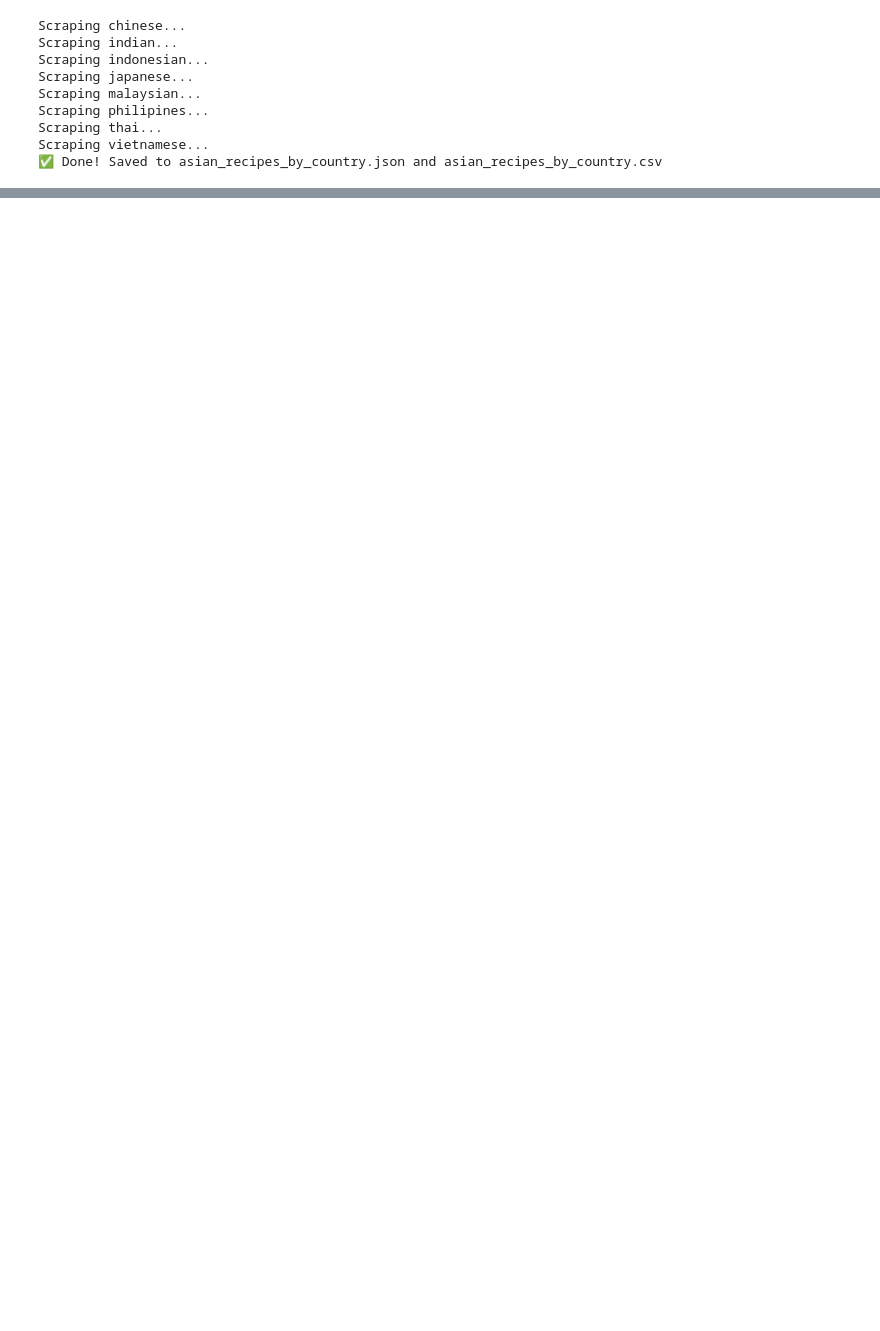
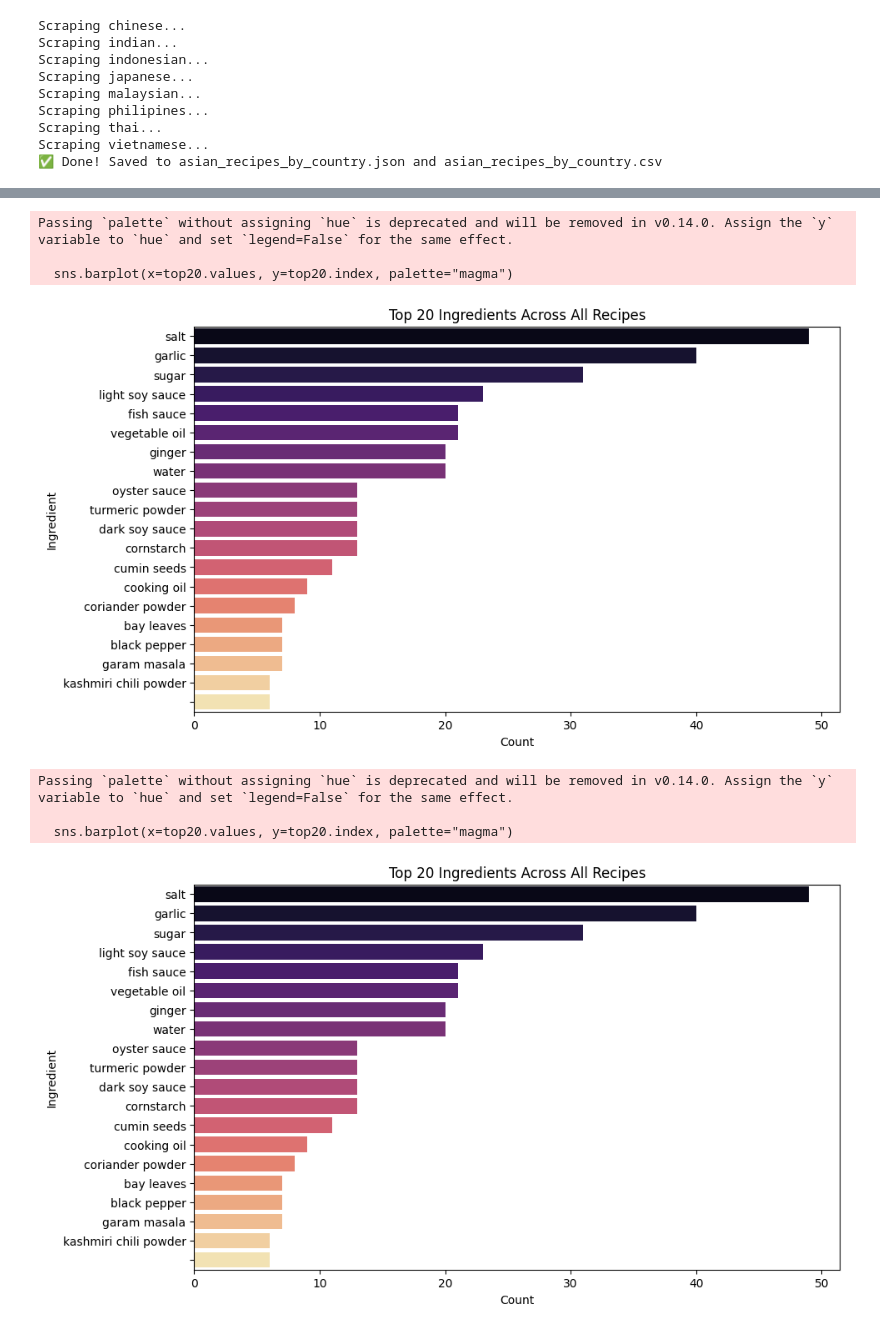
Before and after one commit to gatesz33/asian_recipe_classifier_ds4002, a Jupyter notebook: ingredients.ipynb, the cells around one changed output, grey strips where cells are left out. Drawn from its saved outputs; the diff is of its cells as text; code cells hidden in the pictures; blank space fills up the shorter version.

```diff
--- a/ingredients.ipynb
+++ b/ingredients.ipynb
@@ -234,3 +297,67 @@ files.download("asian_recipes_by_country_cleaned.csv")
 # %% [output]
 [interactive output not drawn]
 [interactive output not drawn]
+# %%
+import re
+
+def simplify_ingredient(ing):
+    if pd.isna(ing):
+        return None
+    ing = ing.lower()
+    ing = re.sub(r"\([^)]*\)", "", ing)  # remove ( ... )
+    ing = re.sub(r"\d+[\d\s\/\.\-]*", "", ing)  # remove numbers
+    ing = re.sub(r"\b(?:tsp|tbsp|cups?|cup|g|kg|ml|l|oz|pounds?|pound|cloves?|slices?|pieces?)\b", "", ing)
+    ing = re.sub(r"\b(of|chopped|sliced|minced|diced|fresh|large|small|medium)\b", "", ing)
+    ing = re.sub(r"[^a-zA-Z\s]", "", ing)  # keep only letters/spaces
+    ing = ing.strip()
+    return ing
+
+# Apply cleaning
+df["ingredient_simple"] = df["ingredient"].apply(simplify_ingredient)
+
+import matplotlib.pyplot as plt
+import seaborn as sns
+
+top20 = df["ingredient_simple"].value_counts().head(20)
+
+plt.figure(figsize=(10,6))
+sns.barplot(x=top20.values, y=top20.index, palette="magma")
+plt.title("Top 20 Ingredients Across All Recipes")
+plt.xlabel("Count")
+plt.ylabel("Ingredient")
+plt.show()
+import matplotlib.pyplot as plt
+import seaborn as sns
+
+top20 = df["ingredient_simple"].value_counts().head(20)
+
+plt.figure(figsize=(10,6))
+sns.barplot(x=top20.values, y=top20.index, palette="magma")
+plt.title("Top 20 Ingredients Across All Recipes")
+plt.xlabel("Count")
+plt.ylabel("Ingredient")
+plt.show()
+
+# Count top 50 ingredients overall
+top50 = df["ingredient_simple"].value_counts().head(50).index
+df_top50 = df[df["ingredient_simple"].isin(top50)]
+
+# Group by country + ingredient
+counts = df_top50.groupby(["ingredient_simple","country"]).size().unstack(fill_value=0)
+
+# Plot stacked bar
+counts.plot(kind="barh", stacked=True, figsize=(12,15), colormap="tab20")
+plt.title("Top 50 Ingredients by Country (Stacked)")
+plt.xlabel("Count")
+plt.ylabel("Ingredient")
+plt.gca().invert_yaxis()
+plt.show()
+# %% [output]
+Passing `palette` without assigning `hue` is deprecated and will be removed in v0.14.0. Assign the `y` variable to `hue` and set `legend=False` for the same effect.
+
+  sns.barplot(x=top20.values, y=top20.index, palette="magma")
+[figure, added]
+Passing `palette` without assigning `hue` is deprecated and will be removed in v0.14.0. Assign the `y` variable to `hue` and set `legend=False` for the same effect.
+
+  sns.barplot(x=top20.values, y=top20.index, palette="magma")
+[figure, added]
```
Also changed, not shown: parts of 7 cells of this notebook.
